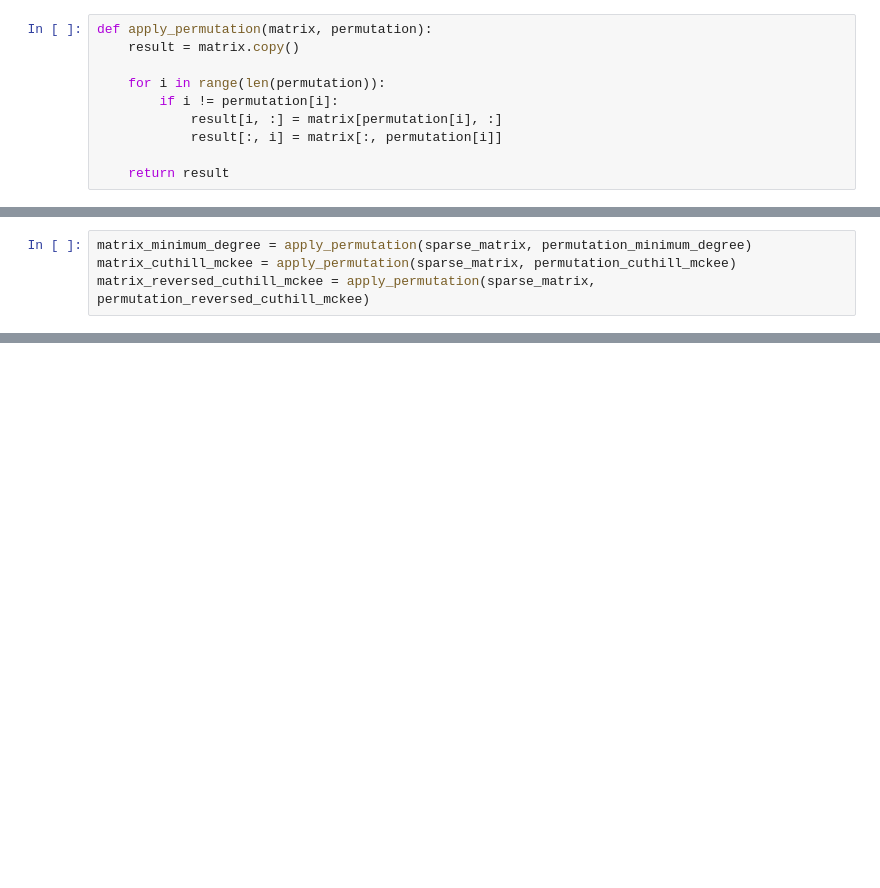
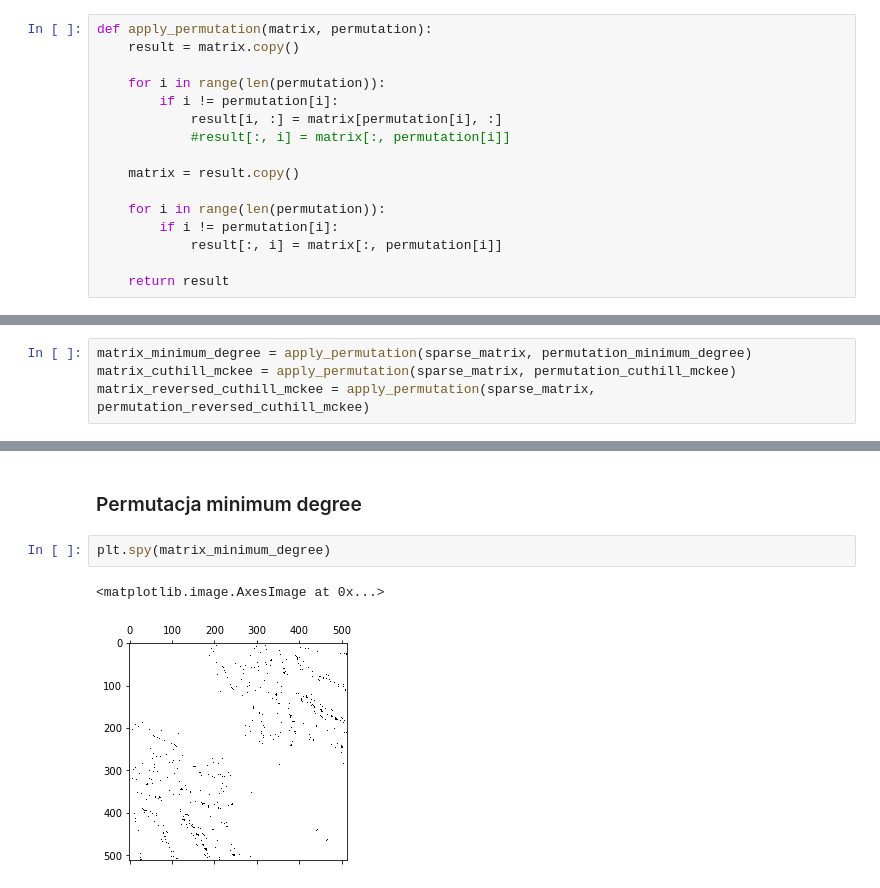
Before and after one commit to michal200292/Macierzowe, a Jupyter notebook: lab4/lab4.ipynb, the cells around one changed output, grey strips where cells are left out. Drawn from its saved outputs; the diff is of its cells as text; blank space fills up the shorter version.

Commit message:
Fixed permutations, added examples

```diff
--- a/lab4/lab4.ipynb
+++ b/lab4/lab4.ipynb
@@ -326,6 +326,12 @@ def apply_permutation(matrix, permutation):
     for i in range(len(permutation)):
         if i != permutation[i]:
             result[i, :] = matrix[permutation[i], :]
+            #result[:, i] = matrix[:, permutation[i]]
+
+    matrix = result.copy()
+
+    for i in range(len(permutation)):
+        if i != permutation[i]:
             result[:, i] = matrix[:, permutation[i]]
 
     return result
@@ -354,0 +355,7 @@ plt.show()
+# %% [markdown]
+### Permutacja minimum degree
+# %%
+plt.spy(matrix_minimum_degree)
+# %% [output]
+<matplotlib.image.AxesImage at 0x...>
+[figure, added]
```
Also changed, not shown: parts of 24 cells of this notebook.
